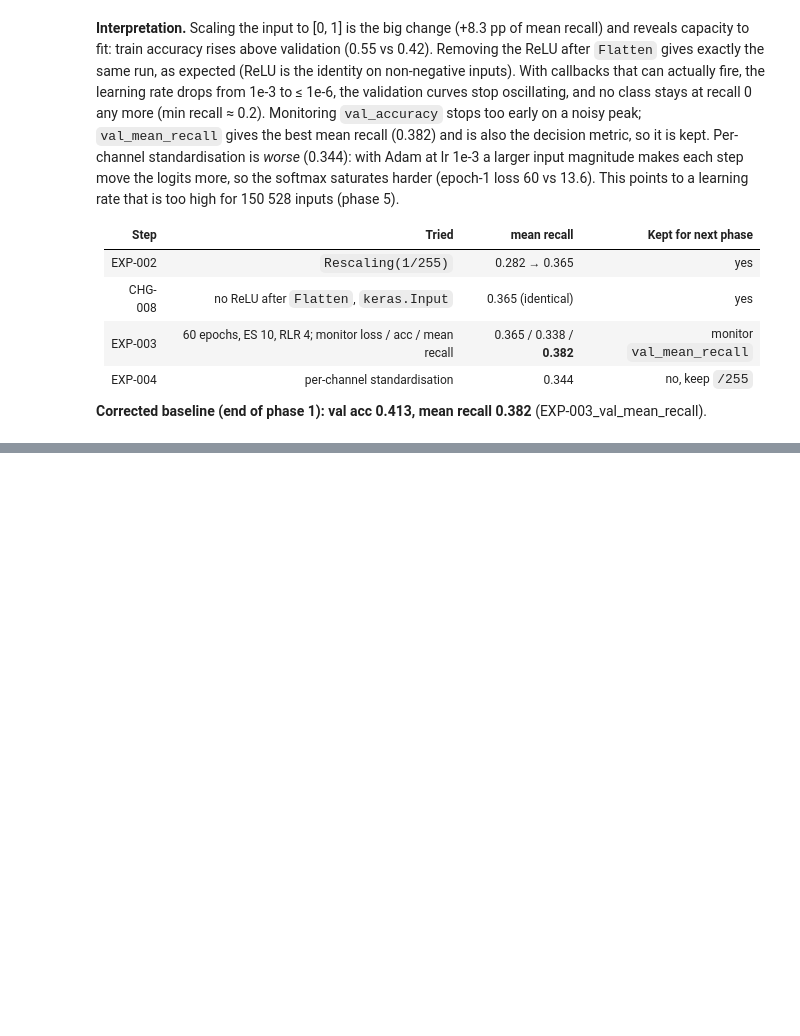
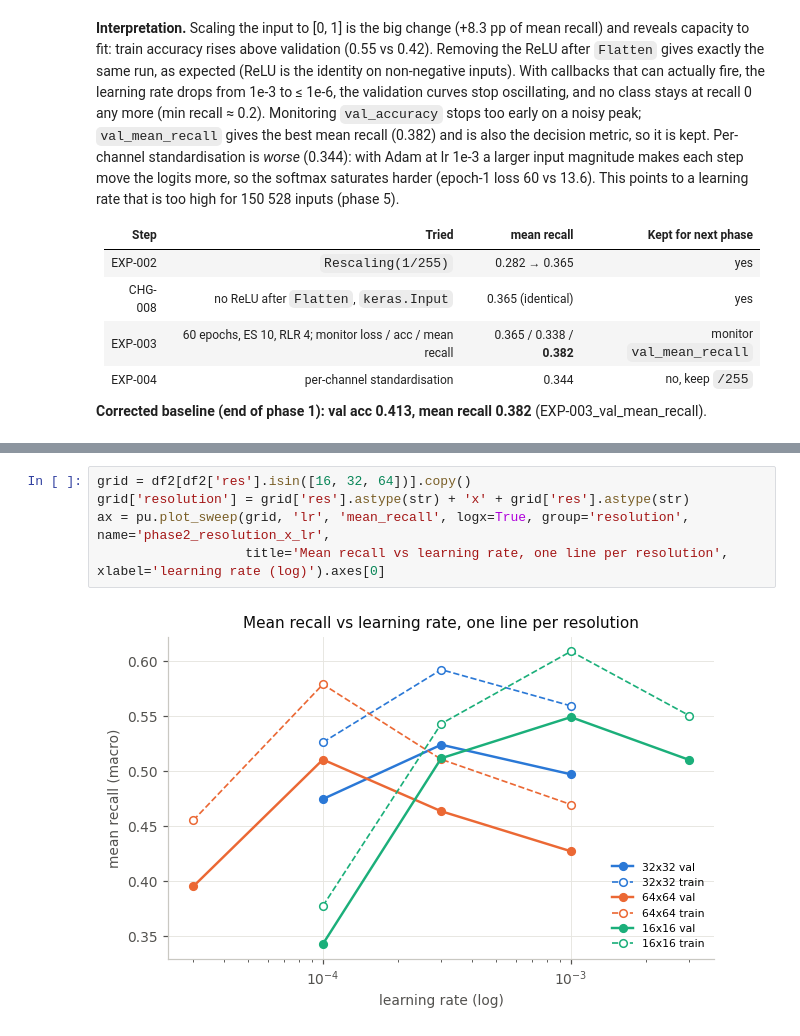
Before and after one commit to alexsierra45/image-recognition, a Jupyter notebook: hyperparameter_sweep.ipynb, the cells around one changed output, grey strips where cells are left out. Drawn from its saved outputs; the diff is of its cells as text; blank space fills up the shorter version.

```diff
--- a/hyperparameter_sweep.ipynb
+++ b/hyperparameter_sweep.ipynb
@@ -106,0 +156,7 @@ points to a learning rate that is too high for 150 528 inputs (phase 5).
+# %%
+grid = df2[df2['res'].isin([16, 32, 64])].copy()
+grid['resolution'] = grid['res'].astype(str) + 'x' + grid['res'].astype(str)
+ax = pu.plot_sweep(grid, 'lr', 'mean_recall', logx=True, group='resolution', name='phase2_resolution_x_lr',
+                   title='Mean recall vs learning rate, one line per resolution', xlabel='learning rate (log)').axes[0]
+# %% [output]
+[figure, added]
```
Also changed, not shown: parts of 6 cells of this notebook, 25 other files.
